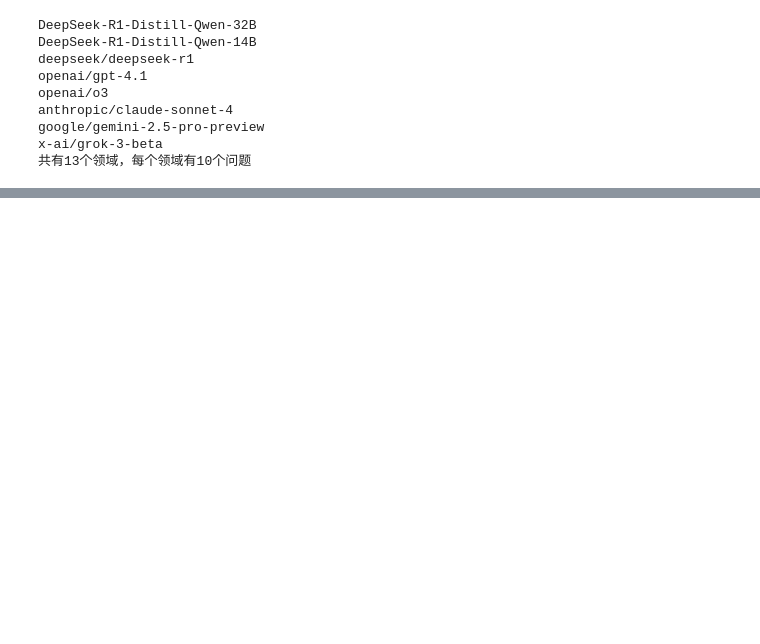
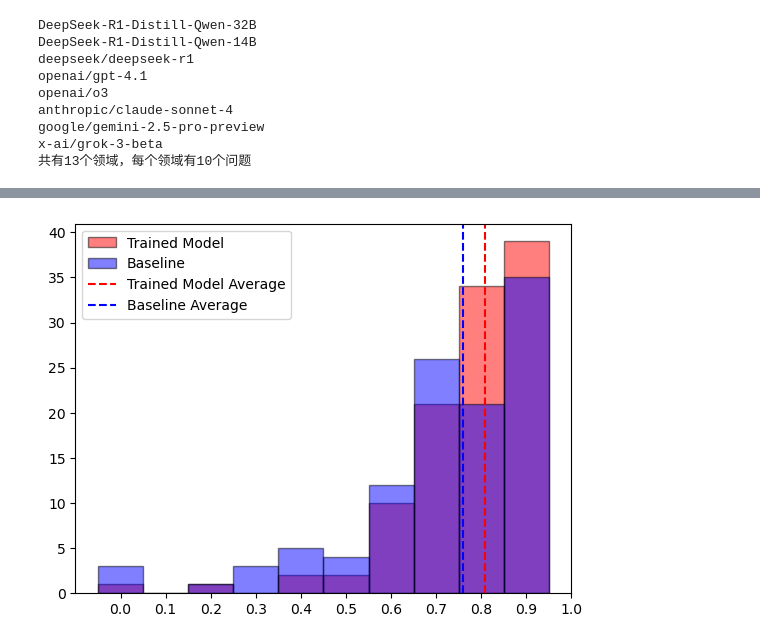
Before and after one commit to ZhengtingHe/Fusion_LLM_Eval, a Jupyter notebook: evaluate_model.ipynb, the cells around one changed output, grey strips where cells are left out. Cells and saved outputs as stored; diff of their text form; code cells hidden in the pictures; blank space fills up the shorter version.

```diff
--- a/evaluate_model.ipynb
+++ b/evaluate_model.ipynb
@@ -165,11 +172,13 @@ trained_evaluation_output_df = pd.DataFrame(
 # %%
 trained_scores = trained_evaluation_output_df['score'].tolist()
 trained_average_score = np.mean(trained_scores)
 bin_edges = np.arange(-0.05, 1.05, 0.1)
-plt.hist(trained_scores, bins=bin_edges, label='Trained Model', edgecolor='black', alpha=0.5)
-plt.hist(scores, bins=bin_edges, label='Baseline', edgecolor='black', alpha=0.5)
+plt.hist(trained_scores, bins=bin_edges, label='Trained Model', edgecolor='black', alpha=0.5, color='r')
+plt.hist(scores, bins=bin_edges, label='Baseline', edgecolor='black', alpha=0.5, color='b')
 plt.xticks(np.arange(0, 1.1, 0.1))
 plt.axvline(trained_average_score, color='r', linestyle='--', label='Trained Model Average')
 plt.axvline(average_score, color='b', linestyle='--', label='Baseline Average')
 plt.legend()
 plt.show()
+# %% [output]
+[figure, added]
```
Also changed, not shown: parts of 9 cells of this notebook, 11 other files.
